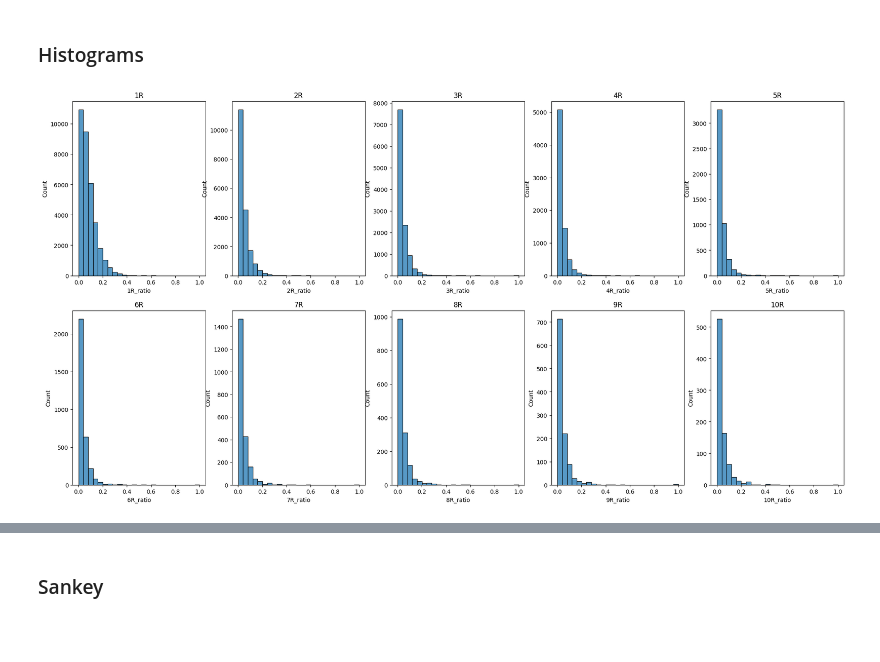
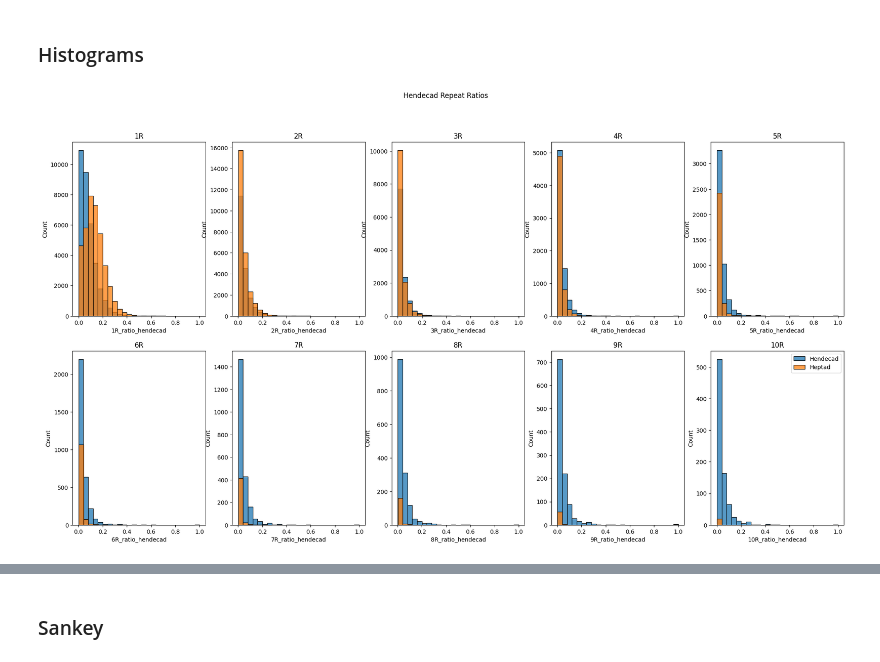
Before and after one commit to donEnno/hendecads, a Jupyter notebook: 02_seq_analysis/seq_analysis.ipynb, the cells around one changed output, grey strips where cells are left out. Saved outputs shown, nothing was run; the diff lists cells and outputs as text; code cells hidden in the pictures; blank space fills up the shorter version.

Commit message:
Integrate heptad occurences and play with CLANS

```diff
--- a/02_seq_analysis/seq_analysis.ipynb
+++ b/02_seq_analysis/seq_analysis.ipynb
@@ -11,5 +16,5 @@ import plotly.graph_objects as go
 # %%
-df = pd.read_csv('/home/enno/uni/SS24/thesis/01_data/hendecads/stretches_w_groups.csv').drop(columns=['Unnamed: 0'])
+df = pd.read_csv('/ebio/abt1_share/prediction_hendecads/0_data/npf_data/stretches_w_groups.csv').drop(columns=['Unnamed: 0'])
 df['stretch_ix'] = df['stretch_ix'].apply(lambda x: list(map(int, x.strip('[]').split(','))))
 
 df.head()
@@ -169,12 +176,16 @@ plot_eleven_repeat(MACH, df[df['id'] == MACH]['stretch_seq'].values[0])
 # %% [markdown]
 ## RegEx
 # %%
-def find_repeats(seq, pattern, i):
+def find_repeats(seq, pattern, i, repeat_type='hendecad'):
     # max_s1 is the maximum number of repeats in one reading frame
     # ! searches patterns in all reading frames
 
     pattern = re.compile(pattern)
-    len_pattern = 11*i
+
+    if repeat_type == 'heptad':
+        len_pattern = 7 * i
+    elif repeat_type == 'hendecad':
+        len_pattern = 11 * i
 
     matches = pattern.findall(seq)
     matches_ix = [(m.start(1), m.end(1)) for m in pattern.finditer(seq)]
@@ -184,9 +195,9 @@ def find_repeats(seq, pattern, i):
 
     return len(matches), matches_ix, match_ratio
 # %%
-pattern = r'[avilm].{2}[avilm].{3}[avilm].{3}' * 3
-pattern = r'(?=(' + pattern + r'))'
+hendecad_pattern = r'[avilm].{2}[avilm].{3}[avilm].{3}' * 2
+hendecad_pattern = r'(?=(' + hendecad_pattern + r'))'
 
 test = 'kaaaaaaaaaaaaaaaaaaaaaaaaaaaaaa'
-find_repeats(test, pattern, 3)
+find_repeats(test, hendecad_pattern, 2)
 # %% [output]
@@ -241,21 +268,35 @@ df.to_csv('/home/enno/uni/SS24/thesis/01_data/hendecads/stretches_w_groups_w_rep
 # %%
 # ribo_seq = df[df['49R'] > 0].iloc[-1] # https://www.ebi.ac.uk/pdbe/entry/pdb/6xyw/biology
+# %%
+for iR in R:
+    tmp_df = df[df[f'{iR}R'] > 0].reset_index(drop=True)
+
+    with open(f'/ebio/abt1_share/prediction_hendecads/0_data/npf_data/xR_fasta/{iR}R.fasta', 'w') as f:
+        for i in range(len(tmp_df)):
+            f.write(f'>{tmp_df.loc[i, "id"]}_{iR}R\n')
+            f.write(f'{tmp_df.loc[i, "seq"]}\n')
 # %% [markdown]
 ### Histograms
 # %%
 # Plot all xR ratios
 fig, ax = plt.subplots(2, 5, figsize=(24, 12))
 
 ix = 0
 for i in range(2):
     for j in range(5):
         n = R[ix]
         ix += 1
 
-        sns.histplot(df[df[f'{n}R_ratio'] > 0][f'{n}R_ratio'], bins=25, ax=ax[i, j])
+        sns.histplot(df[df[f'{n}R_ratio_hendecad'] > 0][f'{n}R_ratio_hendecad'], bins=25, ax=ax[i, j], label='Hendecad')
+        sns.histplot(df[df[f'{n}R_ratio_heptad'] > 0][f'{n}R_ratio_heptad'], bins=25, ax=ax[i, j], label='Heptad')
+
         ax[i, j].set_title(f'{n}R')
+
+ax[i, j].legend()
+fig.suptitle('Hendecad Repeat Ratios')
+plt.show()
 # %% [output]
-[figure, old version]
+[figure, new version]
 # %%
 df
 # %% [output]
```
Also changed, not shown: parts of 31 cells of this notebook.
